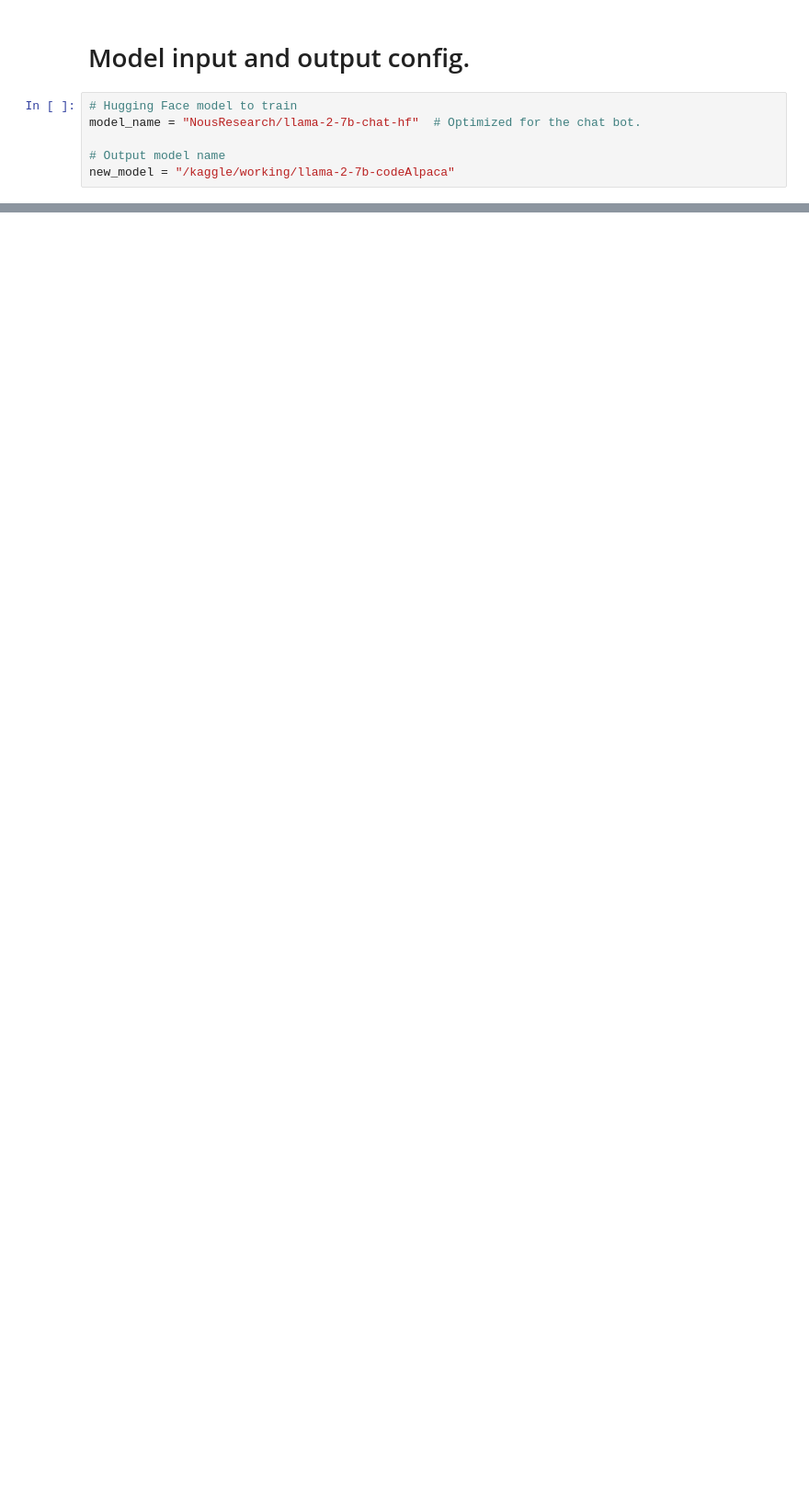
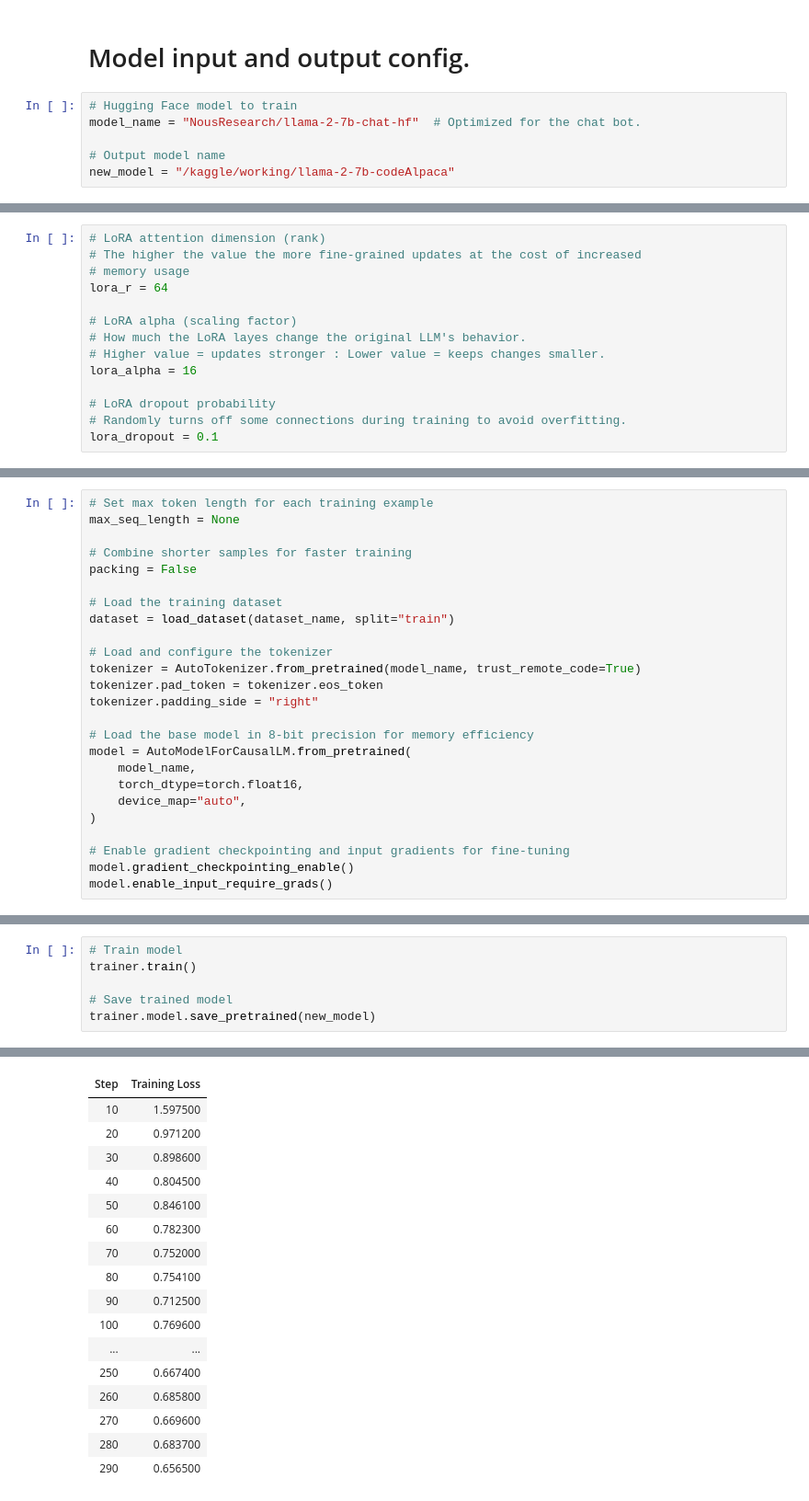
Before and after one commit to vampireLibrarianMonk/my-python-buddy, a Jupyter notebook: notebook/Fine_Tuning_Model.ipynb, the cells around one changed output, grey strips where cells are left out. Shown at 92% size. Cells and saved outputs as stored; diff of their text form; blank space fills up the shorter version.

Commit message:
Continued to flush out notebook up to the training of the model itself.

```diff
--- a/notebook/Fine_Tuning_Model.ipynb
+++ b/notebook/Fine_Tuning_Model.ipynb
@@ -128,0 +195,14 @@ new_model = "/kaggle/working/llama-2-7b-codeAlpaca"
+# %%
+# LoRA attention dimension (rank)
+# The higher the value the more fine-grained updates at the cost of increased
+# memory usage
+lora_r = 64
+
+# LoRA alpha (scaling factor)
+# How much the LoRA layes change the original LLM's behavior.
+# Higher value = updates stronger : Lower value = keeps changes smaller.
+lora_alpha = 16
+
+# LoRA dropout probability
+# Randomly turns off some connections during training to avoid overfitting.
+lora_dropout = 0.1
@@ -128,0 +262,25 @@ new_model = "/kaggle/working/llama-2-7b-codeAlpaca"
+# %%
+# Set max token length for each training example
+max_seq_length = None
+
+# Combine shorter samples for faster training
+packing = False
+
+# Load the training dataset
+dataset = load_dataset(dataset_name, split="train")
+
+# Load and configure the tokenizer
+tokenizer = AutoTokenizer.from_pretrained(model_name, trust_remote_code=True)
+tokenizer.pad_token = tokenizer.eos_token
+tokenizer.padding_side = "right"
+
+# Load the base model in 8-bit precision for memory efficiency
+model = AutoModelForCausalLM.from_pretrained(
+    model_name,
+    torch_dtype=torch.float16,
+    device_map="auto",
+)
+
+# Enable gradient checkpointing and input gradients for fine-tuning
+model.gradient_checkpointing_enable()
+model.enable_input_require_grads()
@@ -128,0 +341,7 @@ new_model = "/kaggle/working/llama-2-7b-codeAlpaca"
+# %%
+# Train model
+trainer.train()
+
+# Save trained model
+trainer.model.save_pretrained(new_model)
+# %% [output]
@@ -128,0 +350,17 @@ new_model = "/kaggle/working/llama-2-7b-codeAlpaca"
+| Step | Training Loss |
+| 10 | 1.597500 |
+| 20 | 0.971200 |
+| 30 | 0.898600 |
+| 40 | 0.804500 |
+| 50 | 0.846100 |
+| 60 | 0.782300 |
+| 70 | 0.752000 |
+| 80 | 0.754100 |
+| 90 | 0.712500 |
+| 100 | 0.769600 |
+| ... | ... |
+| 250 | 0.667400 |
+| 260 | 0.685800 |
+| 270 | 0.669600 |
+| 280 | 0.683700 |
+| 290 | 0.656500 |
```
Also changed, not shown: parts of 16 cells of this notebook.
